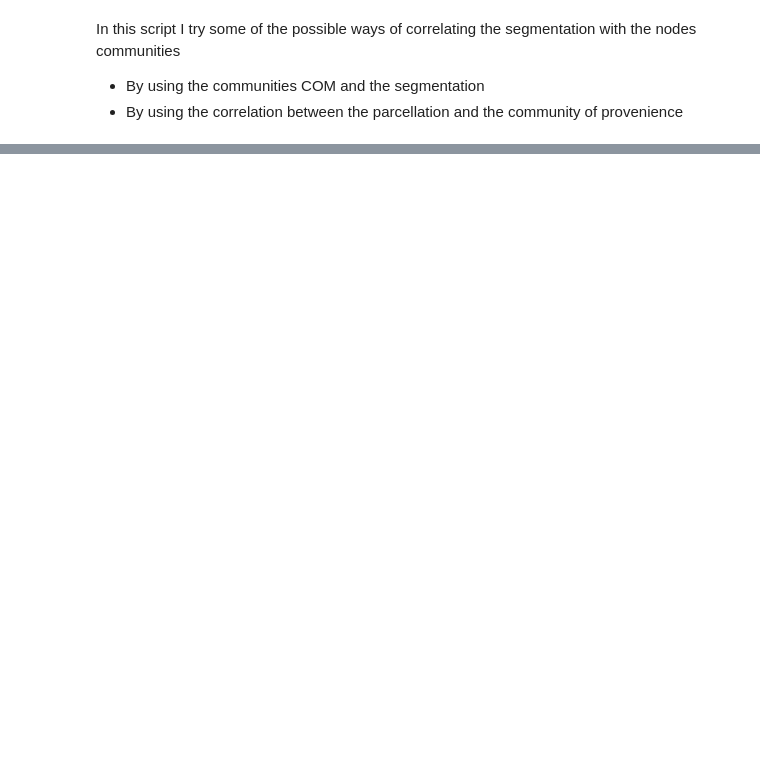
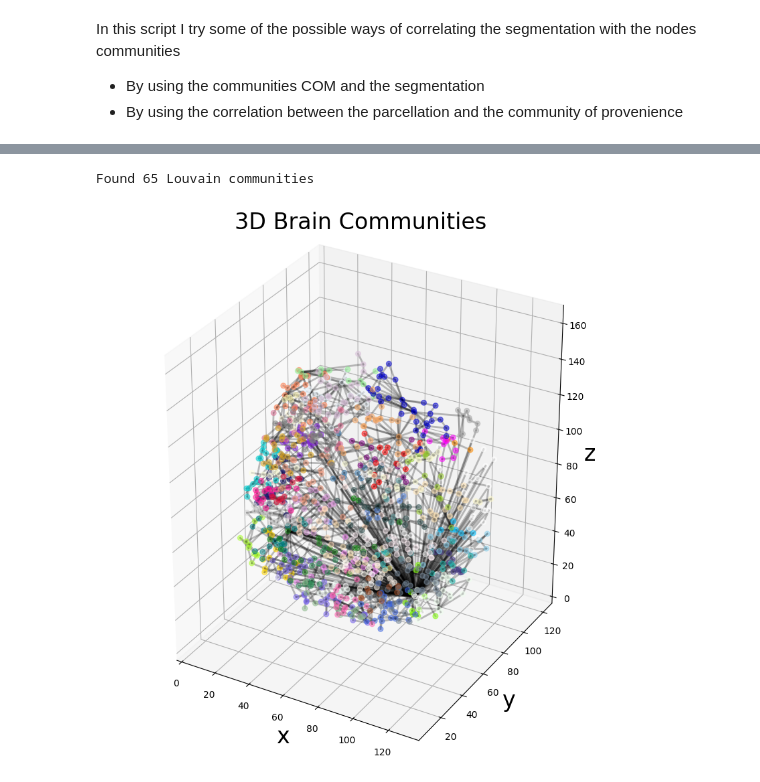
Before and after one commit to DePasquale99/MRI-network, a Jupyter notebook: correlation.ipynb, the cells around one changed output, grey strips where cells are left out. Saved outputs shown, nothing was run; the diff lists cells and outputs as text; code cells hidden in the pictures; blank space fills up the shorter version.

```diff
--- a/correlation.ipynb
+++ b/correlation.ipynb
@@ -57,0 +108,35 @@ df[0:10]
+# %%
+
+
+community = list(nx.community.louvain_communities(graph, seed=42, resolution=5))
+
+print('Found {:d} Louvain communities'.format(len(community)))
+
+#print('Number of nodes in he graph: ', str(len(graph.nodes())))
+
+
+fig = plt.figure(figsize=(10, 10))
+ax = fig.add_subplot(projection='3d')
+
+colors = list(mcolors.CSS4_COLORS.keys())
+np.random.shuffle(colors)
+# draw the skeleton shape
+#sx, sy, sz = np.where(skeleton)
+#ax.scatter(sx, sy, sz, color='r', marker='o', s=10, alpha=0.15)
+
+# plot the nodes as blue dots
+for com, color in zip(community, colors):
+    ax.scatter(*zip(*com), color=color, marker='o', s=30, alpha=0.5)
+
+# plot the edges as lines between vertices
+for ex, ey in graph.edges():
+    ax.plot(*zip(*(ex, ey)), color='k', linewidth=2, alpha=0.25)
+
+ax.set_box_aspect((np.ptp(ptx), np.ptp(pty), np.ptp(ptz)))
+ax.set_xlabel('x', fontsize=24)
+ax.set_ylabel('y', fontsize=24)
+ax.set_zlabel('z', fontsize=24)
+_ = ax.set_title('3D Brain Communities', fontsize=24)
+# %% [output]
+Found 65 Louvain communities
+[figure, added]
```
Also changed, not shown: parts of 3 cells of this notebook, 1 other file.
